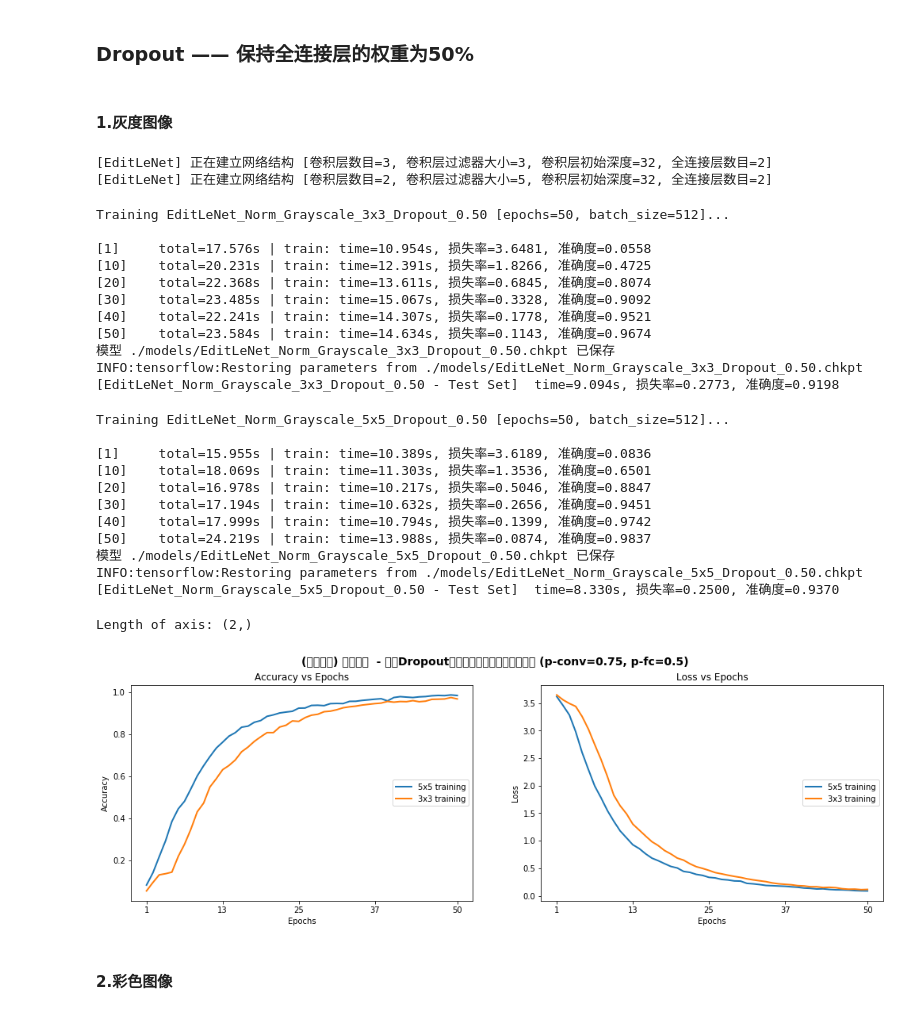
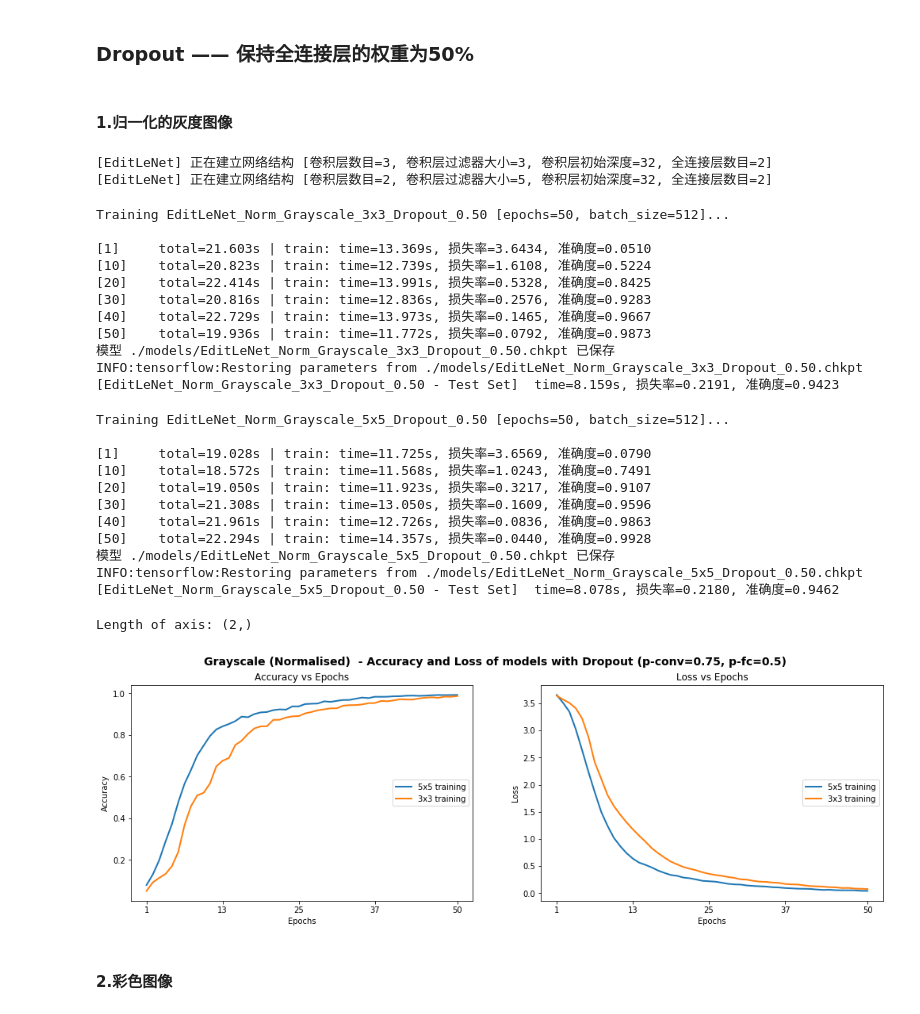
Before and after one commit to Zhaofan-Su/CarND-Traffic-Sign-Classifier-Project, a Jupyter notebook: Traffic_Sign_Classifier.ipynb, the cells around one changed output. Drawn from its saved outputs; the diff is of its cells as text; code cells hidden in the pictures.

```diff
--- a/Traffic_Sign_Classifier.ipynb
+++ b/Traffic_Sign_Classifier.ipynb
@@ -733,6 +741,6 @@ X_sample_train_grayscale, y_sample_train = create_sample_set(X_train_group_by_la
 # %%
 # 将输入数据reshape为tensorflow接受的数据格式 (例如， 4维张量)
-X_sample_train_grayscale = np.reshape(X_sample_train_grayscale, (X_sample_train_grayscale.shape[0], 32, 32, 1))
+X_train_grayscale = np.reshape(X_train_grayscale, (X_train_grayscale.shape[0], 32, 32, 1))
 X_test_grayscale = np.reshape(X_test_grayscale, (X_test_grayscale.shape[0], 32, 32, 1))
 # %%
 mc_3x3 = ModelConfig(EditLeNet, "EditNet_Grayscale_3x3", [32, 32, 1], [3, 32, 3], [120, 84], n_classes, [1.0, 1.0])
@@ -851,6 +855,6 @@ X_sample_train_g_nor, y_sample_train = create_sample_set(X_train_group_by_label,
 # %%
 # 将输入数据reshape为tensorflow接受的数据格式 (例如， 4维张量)
-X_sample_train_g_nor = np.reshape(X_sample_train_g_nor, (X_sample_train_g_nor.shape[0], 32, 32, 1))
+X_train_grayscale_normalised = np.reshape(X_train_grayscale_normalised, (X_train_grayscale_normalised.shape[0], 32, 32, 1))
 X_test_grayscale_normalised = np.reshape(X_test_grayscale_normalised, (X_test_grayscale_normalised.shape[0], 32, 32, 1))
 # %%
 mc_3x3 = ModelConfig(EditLeNet, "EditLeNet_Grayscale_Norm_3x3", [32, 32, 1], [3, 32, 3], [120, 84], n_classes, [1.0, 1.0])
@@ -927,7 +914,7 @@ Length of axis: (2,)
 # %% [markdown]
 ### Dropout —— 保持全连接层的权重为50%
 # %% [markdown]
-#### 1.灰度图像
+#### 1.归一化的灰度图像
 # %%
 mc_3x3 = ModelConfig(EditLeNet, "EditLeNet_Norm_Grayscale_3x3_Dropout_0.50", [32, 32, 1], [3, 32, 3], [120, 84], n_classes, [0.75, 0.5])
 mc_5x5 = ModelConfig(EditLeNet, "EditLeNet_Norm_Grayscale_5x5_Dropout_0.50", [32, 32, 1], [5, 32, 2], [120, 84], n_classes, [0.75, 0.5])
@@ -938,46 +925,46 @@ me_gray_norm_drpt_50_5x5 = ModelExecutor(mc_5x5)
 [EditLeNet] 正在建立网络结构 [卷积层数目=3, 卷积层过滤器大小=3, 卷积层初始深度=32, 全连接层数目=2]
 [EditLeNet] 正在建立网络结构 [卷积层数目=2, 卷积层过滤器大小=5, 卷积层初始深度=32, 全连接层数目=2]
 # %%
-(g_norm_drpt_50_3x3_tr_metrics, g_norm_drpt_50_3x3_duration) = me_gray_norm_drpt_50_3x3.train_model(X_sample_train_g_nor, y_sample_train, epochs=50)
+(g_norm_drpt_50_3x3_tr_metrics, g_norm_drpt_50_3x3_duration) = me_gray_norm_drpt_50_3x3.train_model(X_train_grayscale_normalised, y_train, epochs=50)
 (g_norm_drpt_50_3x3_ts_accuracy, g_norm_drpt_50_3x3_ts_loss, g_norm_drpt_50_ts_3x3_duration) =  me_gray_norm_drpt_50_3x3.test_model(X_test_grayscale_normalised, y_test)
 # %% [output]
 Training EditLeNet_Norm_Grayscale_3x3_Dropout_0.50 [epochs=50, batch_size=512]...
 
-[1]     total=17.576s | train: time=10.954s, 损失率=3.6481, 准确度=0.0558
-[10]    total=20.231s | train: time=12.391s, 损失率=1.8266, 准确度=0.4725
-[20]    total=22.368s | train: time=13.611s, 损失率=0.6845, 准确度=0.8074
-[30]    total=23.485s | train: time=15.067s, 损失率=0.3328, 准确度=0.9092
-[40]    total=22.241s | train: time=14.307s, 损失率=0.1778, 准确度=0.9521
-[50]    total=23.584s | train: time=14.634s, 损失率=0.1143, 准确度=0.9674
+[1]     total=21.603s | train: time=13.369s, 损失率=3.6434, 准确度=0.0510
+[10]    total=20.823s | train: time=12.739s, 损失率=1.6108, 准确度=0.5224
+[20]    total=22.414s | train: time=13.991s, 损失率=0.5328, 准确度=0.8425
+[30]    total=20.816s | train: time=12.836s, 损失率=0.2576, 准确度=0.9283
+[40]    total=22.729s | train: time=13.973s, 损失率=0.1465, 准确度=0.9667
+[50]    total=19.936s | train: time=11.772s, 损失率=0.0792, 准确度=0.9873
 模型 ./models/EditLeNet_Norm_Grayscale_3x3_Dropout_0.50.chkpt 已保存
 INFO:tensorflow:Restoring parameters from ./models/EditLeNet_Norm_Grayscale_3x3_Dropout_0.50.chkpt
-[EditLeNet_Norm_Grayscale_3x3_Dropout_0.50 - Test Set]  time=9.094s, 损失率=0.2773, 准确度=0.9198
+[EditLeNet_Norm_Grayscale_3x3_Dropout_0.50 - Test Set]  time=8.159s, 损失率=0.2191, 准确度=0.9423
 # %%
-(g_norm_drpt_50_5x5_tr_metrics,  g_norm_drpt_50_5x5_duration) = me_gray_norm_drpt_50_5x5.train_model(X_sample_train_g_nor, y_sample_train, epochs=50)
+(g_norm_drpt_50_5x5_tr_metrics,  g_norm_drpt_50_5x5_duration) = me_gray_norm_drpt_50_5x5.train_model(X_train_grayscale_normalised, y_train, epochs=50)
 (g_norm_drpt_50_5x5_ts_accuracy, g_norm_drpt_50_5x5_ts_loss, g_norm_drpt_50_ts_5x5_duration) =  me_gray_norm_drpt_50_5x5.test_model(X_test_grayscale_normalised, y_test)
 # %% [output]
 Training EditLeNet_Norm_Grayscale_5x5_Dropout_0.50 [epochs=50, batch_size=512]...
 
-[1]     total=15.955s | train: time=10.389s, 损失率=3.6189, 准确度=0.0836
-[10]    total=18.069s | train: time=11.303s, 损失率=1.3536, 准确度=0.6501
-[20]    total=16.978s | train: time=10.217s, 损失率=0.5046, 准确度=0.8847
-[30]    total=17.194s | train: time=10.632s, 损失率=0.2656, 准确度=0.9451
-[40]    total=17.999s | train: time=10.794s, 损失率=0.1399, 准确度=0.9742
-[50]    total=24.219s | train: time=13.988s, 损失率=0.0874, 准确度=0.9837
+[1]     total=19.028s | train: time=11.725s, 损失率=3.6569, 准确度=0.0790
+[10]    total=18.572s | train: time=11.568s, 损失率=1.0243, 准确度=0.7491
+[20]    total=19.050s | train: time=11.923s, 损失率=0.3217, 准确度=0.9107
+[30]    total=21.308s | train: time=13.050s, 损失率=0.1609, 准确度=0.9596
+[40]    total=21.961s | train: time=12.726s, 损失率=0.0836, 准确度=0.9863
+[50]    total=22.294s | train: time=14.357s, 损失率=0.0440, 准确度=0.9928
 模型 ./models/EditLeNet_Norm_Grayscale_5x5_Dropout_0.50.chkpt 已保存
 INFO:tensorflow:Restoring parameters from ./models/EditLeNet_Norm_Grayscale_5x5_Dropout_0.50.chkpt
-[EditLeNet_Norm_Grayscale_5x5_Dropout_0.50 - Test Set]  time=8.330s, 损失率=0.2500, 准确度=0.9370
+[EditLeNet_Norm_Grayscale_5x5_Dropout_0.50 - Test Set]  time=8.078s, 损失率=0.2180, 准确度=0.9462
 # %%
 metrics_arr = [g_norm_drpt_50_5x5_tr_metrics, g_norm_drpt_50_3x3_tr_metrics]
 lbs = ["5x5 training", "3x3 training"]
 plot_model_results(metrics_arr, [2, 1], lbs, ["Epochs", "Epochs"], ["Accuracy", "Loss"],
                    ["Accuracy vs Epochs",
                     "Loss vs Epochs"],
-                   "(归一化的) 灰度图像  - 使用Dropout方法的模型的准确度和损失率 (p-conv=0.75, p-fc=0.5)"
+                   "Grayscale (Normalised)  - Accuracy and Loss of models with Dropout (p-conv=0.75, p-fc=0.5)"
                     , fig_size=(17, 5))
 # %% [output]
 Length of axis: (2,)
-[figure, old version]
+[figure, new version]
 # %% [markdown]
 #### 2.彩色图像
 # %%
```
Also changed, not shown: parts of 50 cells of this notebook, 21 other files.
